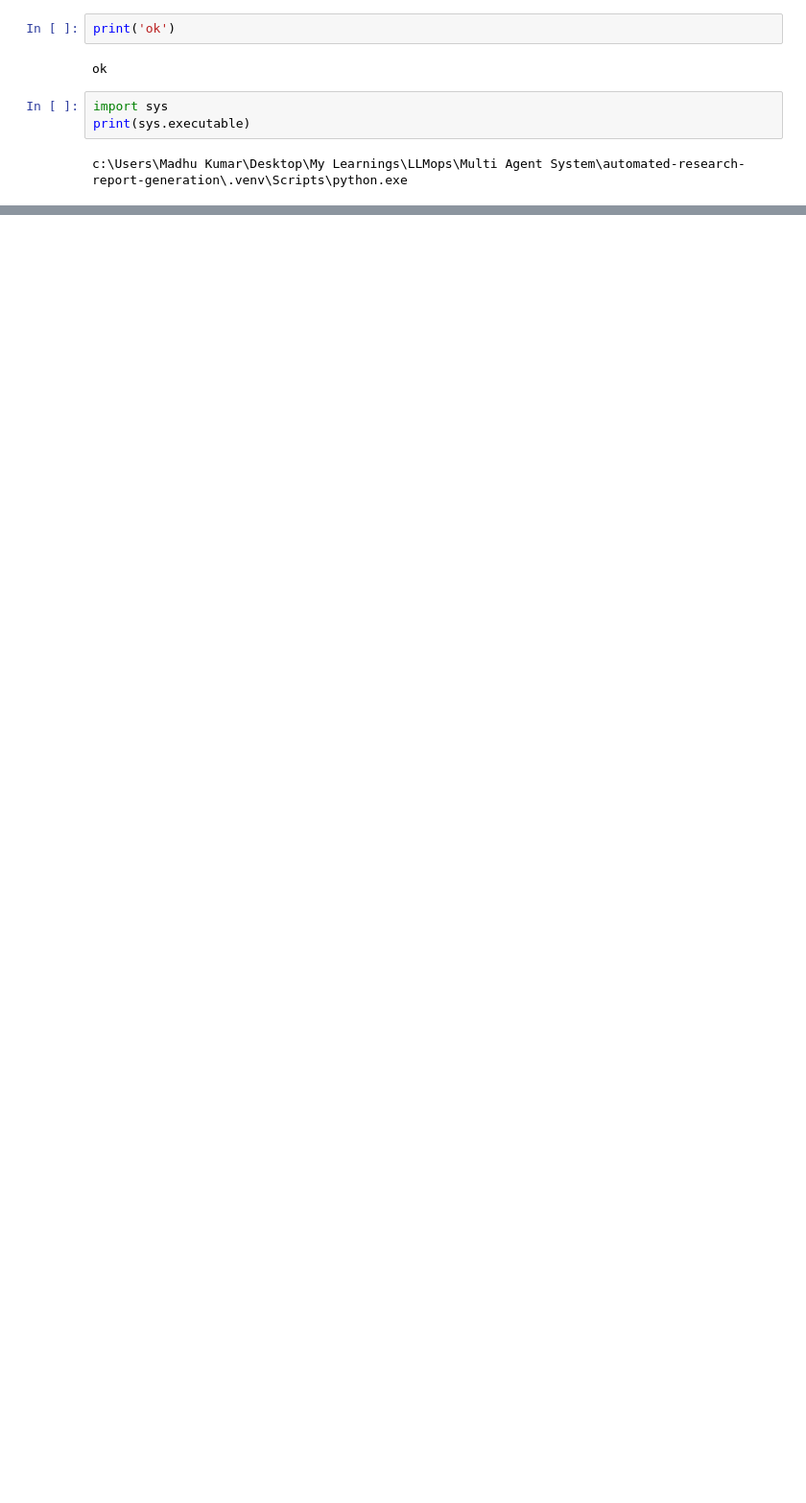
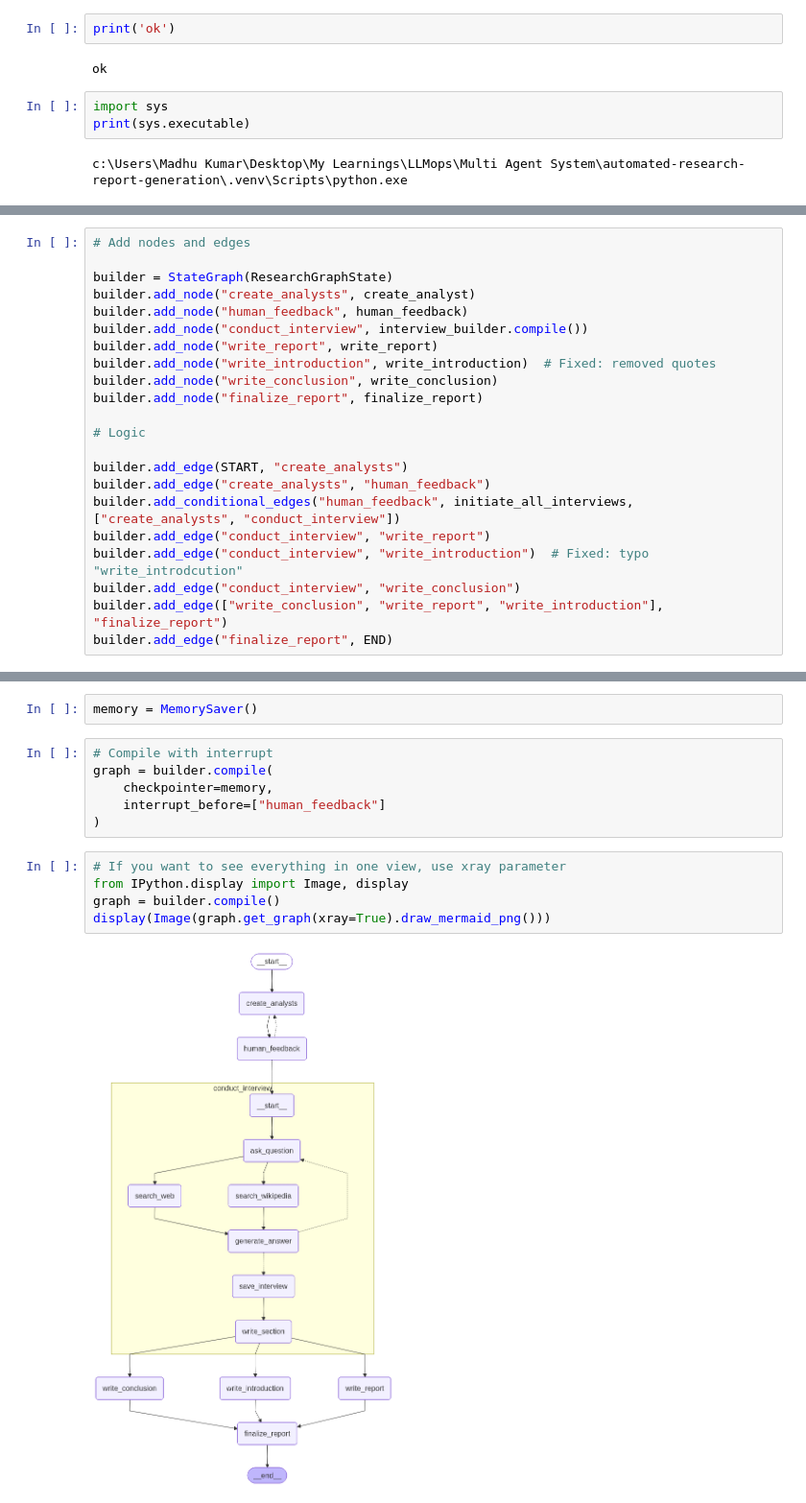
Before and after one commit to madhugadi/automated-research-report-generation, a Jupyter notebook: Experiements/notebook.ipynb, the cells around one changed output, grey strips where cells are left out. Shown at 96% size. Saved outputs shown, nothing was run; the diff lists cells and outputs as text; blank space fills up the shorter version.

```diff
--- a/Experiements/notebook.ipynb
+++ b/Experiements/notebook.ipynb
@@ -13,0 +898,22 @@ ModuleNotFoundError: No module named 'research_and_analyst.exception'
+# %%
+# Add nodes and edges
+
+builder = StateGraph(ResearchGraphState)
+builder.add_node("create_analysts", create_analyst)
+builder.add_node("human_feedback", human_feedback)
+builder.add_node("conduct_interview", interview_builder.compile())
+builder.add_node("write_report", write_report)
+builder.add_node("write_introduction", write_introduction)  # Fixed: removed quotes
+builder.add_node("write_conclusion", write_conclusion)
+builder.add_node("finalize_report", finalize_report)
+
+# Logic
+
+builder.add_edge(START, "create_analysts")
+builder.add_edge("create_analysts", "human_feedback")
+builder.add_conditional_edges("human_feedback", initiate_all_interviews, ["create_analysts", "conduct_interview"])
+builder.add_edge("conduct_interview", "write_report")
+builder.add_edge("conduct_interview", "write_introduction")  # Fixed: typo "write_introdcution"
+builder.add_edge("conduct_interview", "write_conclusion")
+builder.add_edge(["write_conclusion", "write_report", "write_introduction"], "finalize_report")
+builder.add_edge("finalize_report", END)
@@ -13,0 +922,15 @@ ModuleNotFoundError: No module named 'research_and_analyst.exception'
+# %%
+memory = MemorySaver()
+# %%
+# Compile with interrupt
+graph = builder.compile(
+    checkpointer=memory,
+    interrupt_before=["human_feedback"]
+)
+# %%
+# If you want to see everything in one view, use xray parameter
+from IPython.display import Image, display
+graph = builder.compile()
+display(Image(graph.get_graph(xray=True).draw_mermaid_png()))
+# %% [output]
+[figure, added]
```
Also changed, not shown: parts of 88 cells of this notebook, 9 other files.
